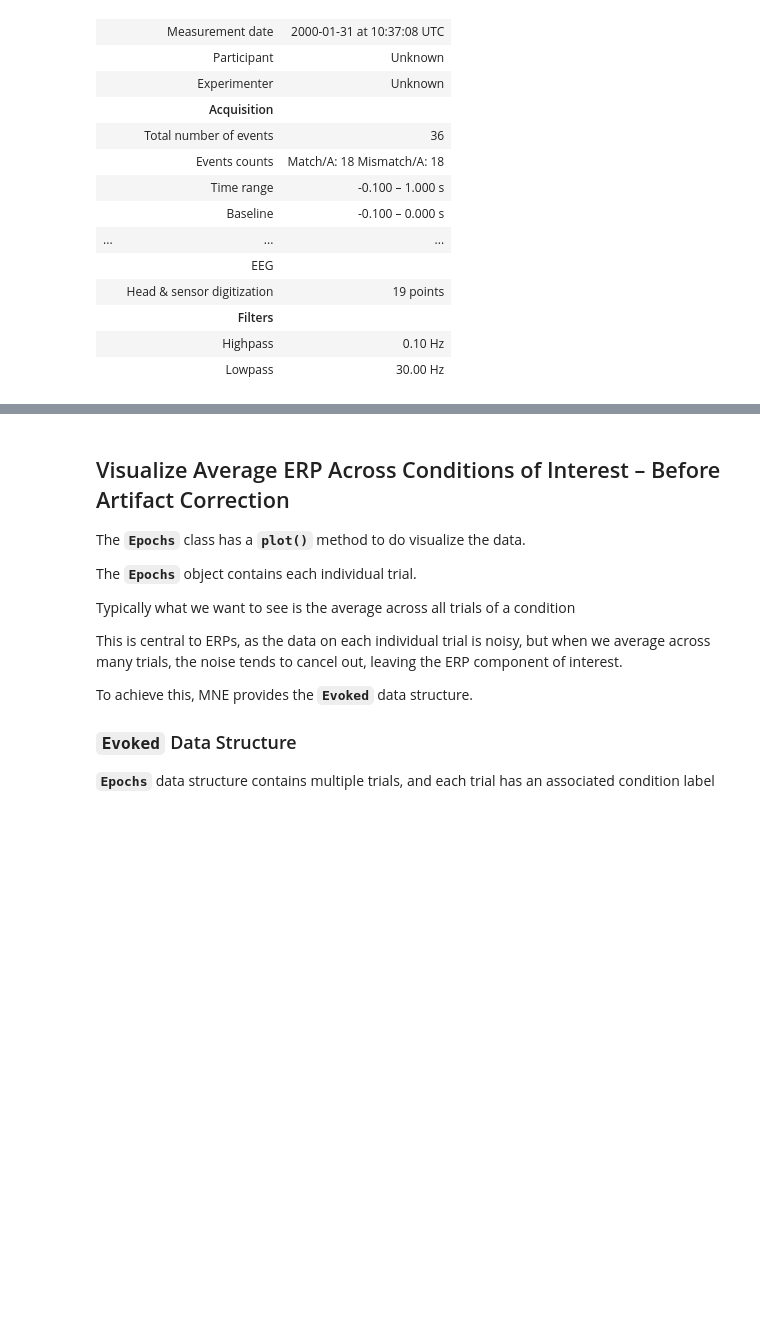
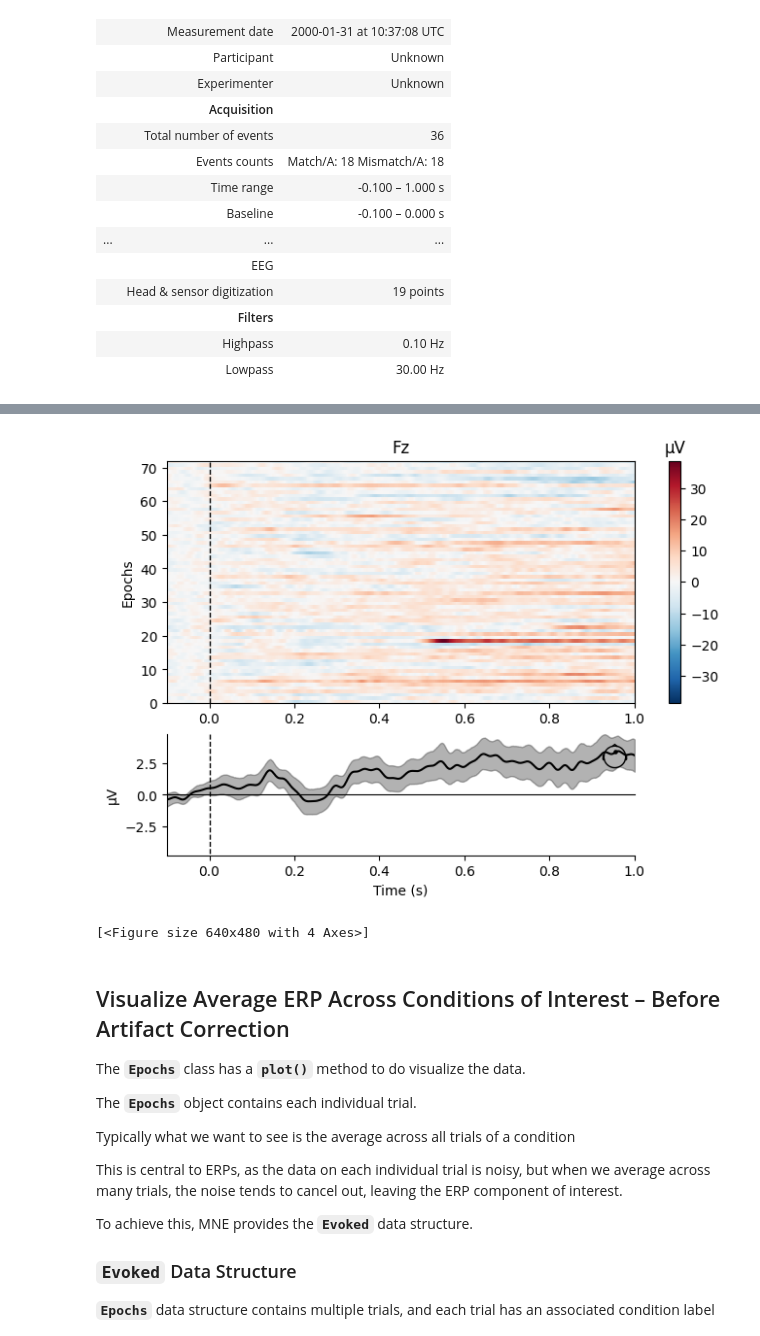
Before and after one commit to tariqzahratahdi/NeuralDataScience, a Jupyter notebook: course_eeg_segmentation_into_erp_epochs.ipynb, the cells around one changed output, grey strips where cells are left out. Drawn from its saved outputs; the diff is of its cells as text; code cells hidden in the pictures; blank space fills up the shorter version.

```diff
--- a/course_eeg_segmentation_into_erp_epochs.ipynb
+++ b/course_eeg_segmentation_into_erp_epochs.ipynb
@@ -549,3 +568,9 @@ epochs['A']
+# %%
+# plot Epochs as an image map
+epochs['Match'].plot_image(picks=['Fz'])
+# %% [output]
+[figure, added]
+[<Figure size 640x480 with 4 Axes>]
 # %% [markdown]
 ## Visualize Average ERP Across Conditions of Interest – Before Artifact Correction
 
```
Also changed, not shown: parts of 2 cells of this notebook.
